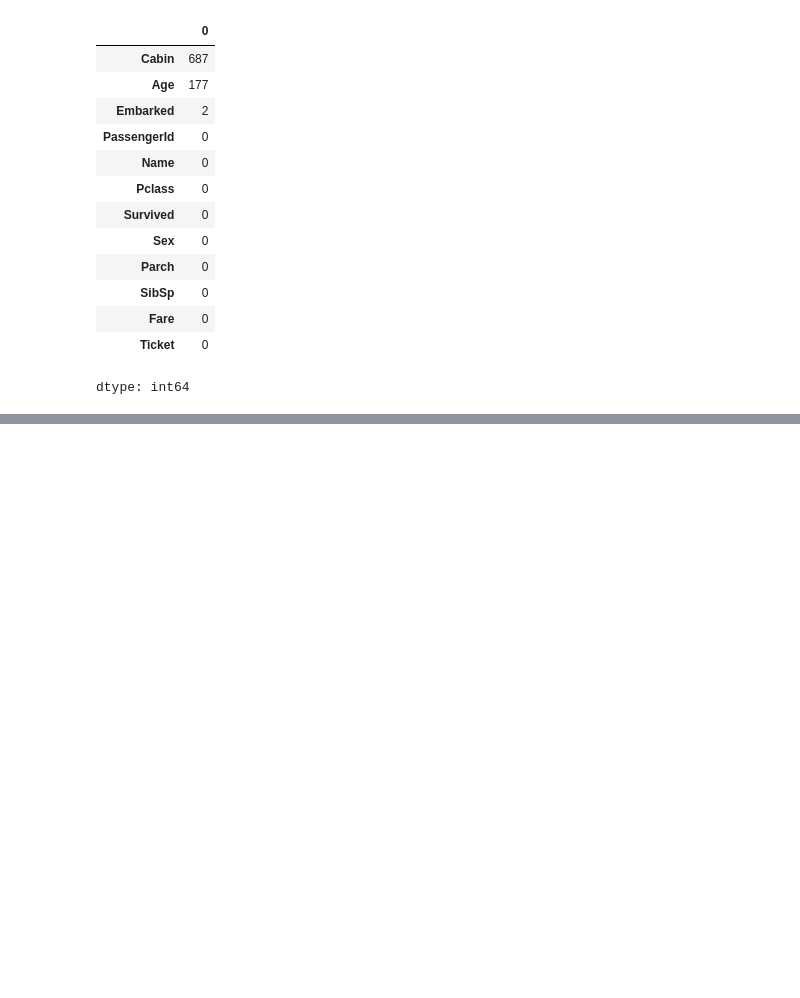
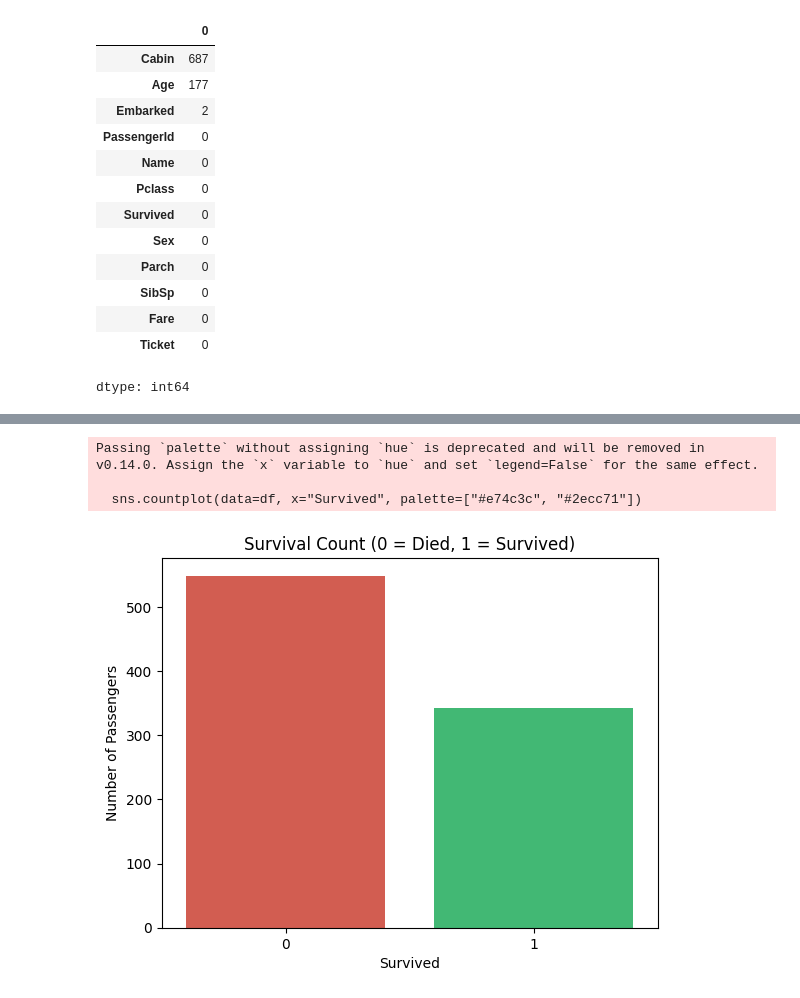
Before and after one commit to shivamkumar359/3rd-SEM-CLASS-CODES, a Jupyter notebook: ML/W1/ ml_practical_session_by_mithun_dj.ipynb, the cells around one changed output, grey strips where cells are left out. Saved outputs shown, nothing was run; the diff lists cells and outputs as text; code cells hidden in the pictures; blank space fills up the shorter version.

```diff
--- a/ML/W1/ ml_practical_session_by_mithun_dj.ipynb
+++ b/ML/W1/ ml_practical_session_by_mithun_dj.ipynb
@@ -67,0 +77,13 @@ dtype: int64
+# %%
+# EDA 1: Overall survival counts
+plt.figure()
+sns.countplot(data=df, x="Survived", palette=["#e74c3c", "#2ecc71"])
+plt.title("Survival Count (0 = Died, 1 = Survived)")
+plt.xlabel("Survived")
+plt.ylabel("Number of Passengers")
+plt.show()
+# %% [output]
+Passing `palette` without assigning `hue` is deprecated and will be removed in v0.14.0. Assign the `x` variable to `hue` and set `legend=False` for the same effect.
+
+  sns.countplot(data=df, x="Survived", palette=["#e74c3c", "#2ecc71"])
+[figure, added]
```
Also changed, not shown: parts of 2 cells of this notebook.
